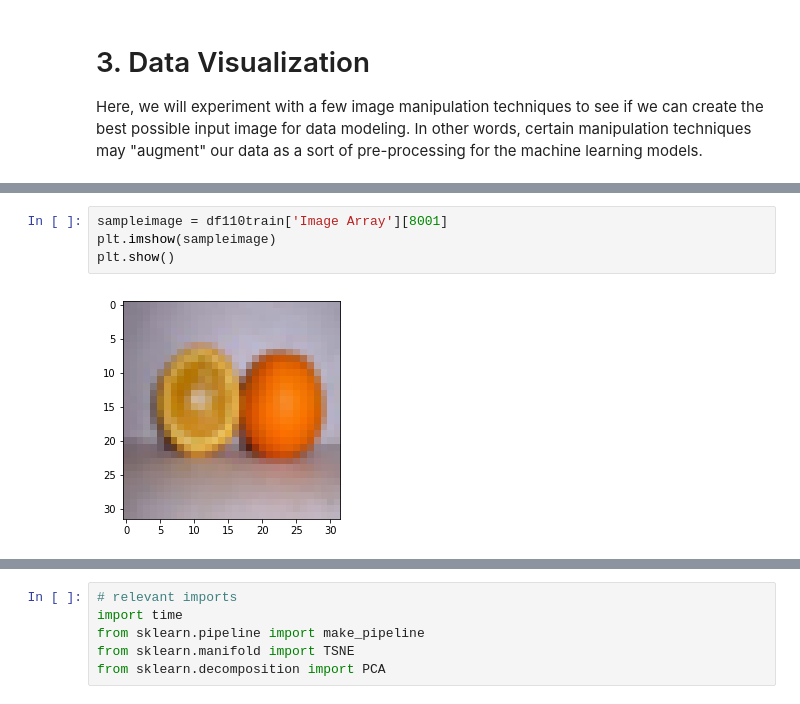
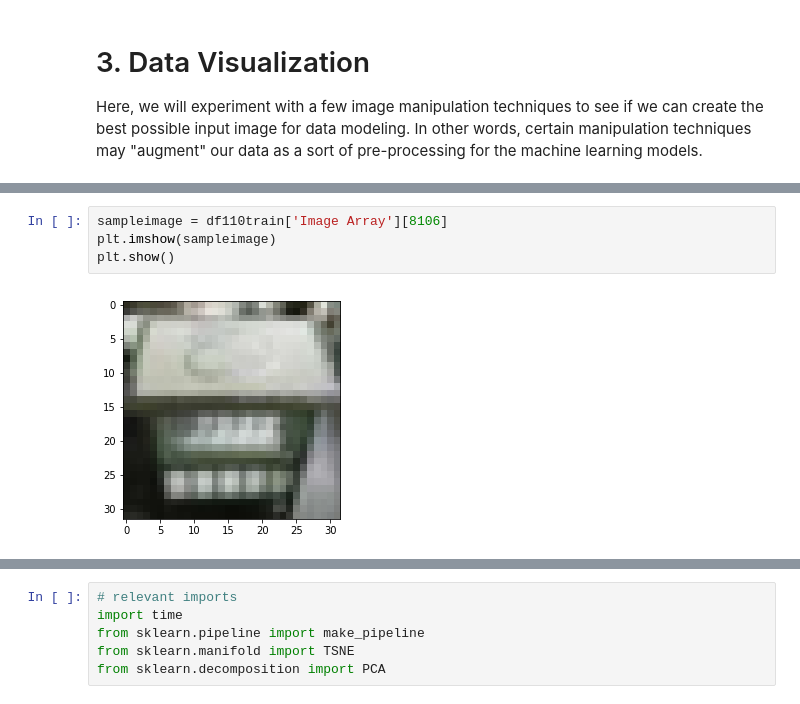
Before and after one commit to jafonte01/CAPSTONE---FINAL, a Jupyter notebook: Final Capstone Project.ipynb, the cells around one changed output, grey strips where cells are left out. Drawn from its saved outputs; the diff is of its cells as text.

```diff
--- a/Final Capstone Project.ipynb
+++ b/Final Capstone Project.ipynb
@@ -617,9 +617,9 @@ for i, image in enumerate(sampleimages):
 # %%
-sampleimage = df110train['Image Array'][8001]
+sampleimage = df110train['Image Array'][8106]
 plt.imshow(sampleimage)
 plt.show()
 # %% [output]
-[figure, old version]
+[figure, new version]
 # %%
 # sample manipulations of same image
 from scipy import misc, ndimage
```
Also changed, not shown: parts of 86 cells of this notebook, 1 other file.
